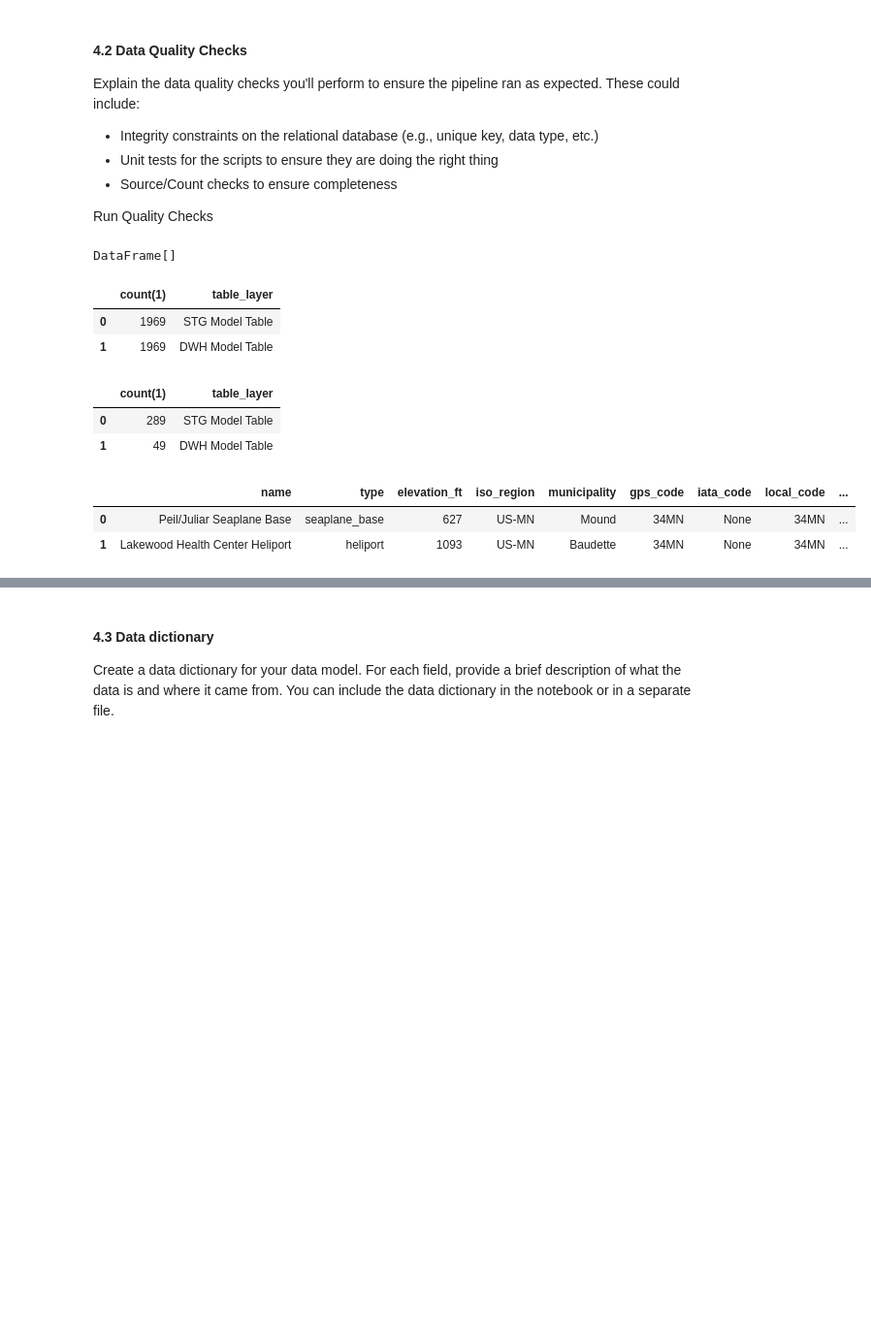
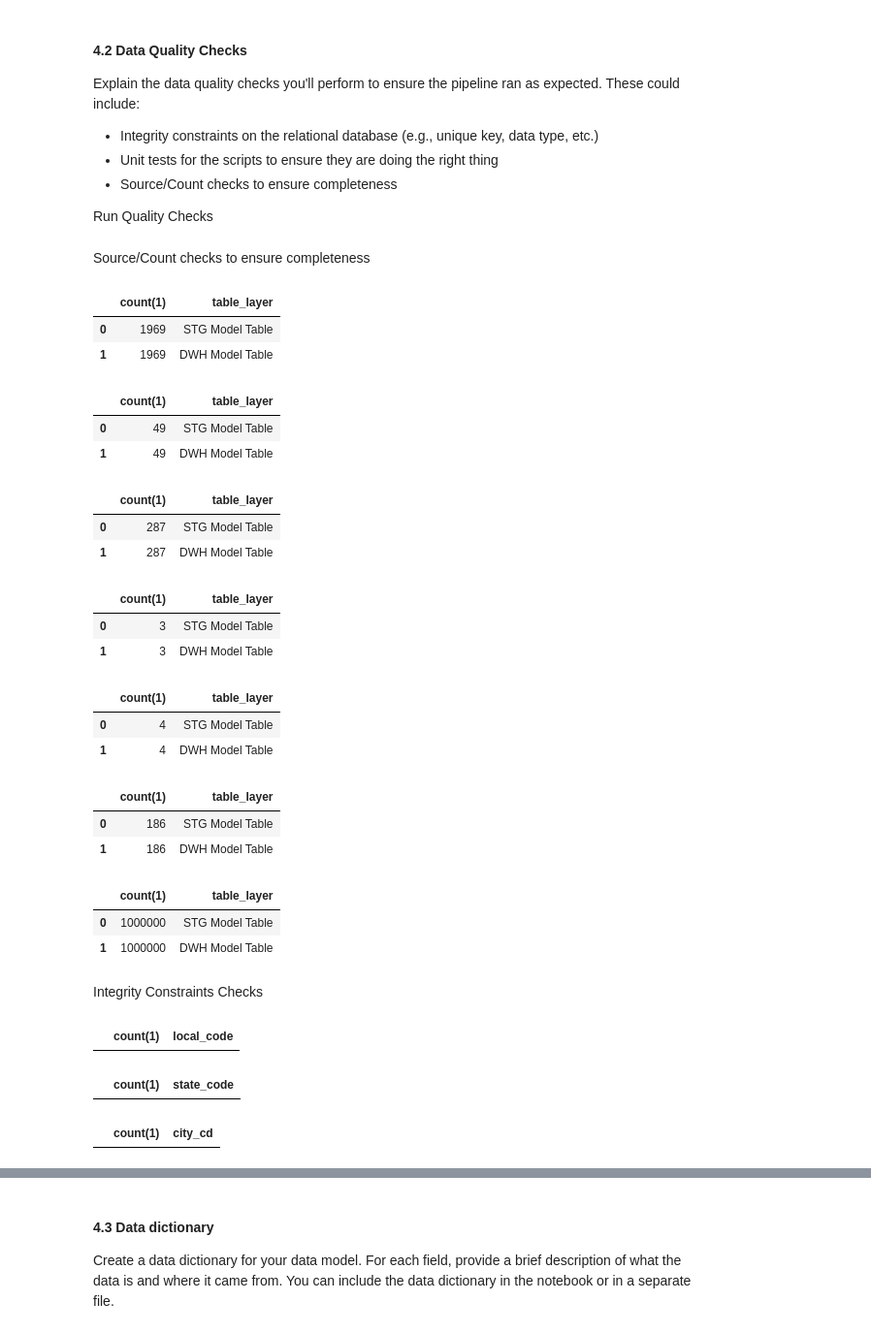
Before and after one commit to mismail22-cloud/Immigration-DWH-using-Spark, a Jupyter notebook: Capstone Project Template.ipynb, the cells around one changed output, grey strips where cells are left out. Shown: that part at 97% size. Saved outputs shown, nothing was run; the diff lists cells and outputs as text; code cells hidden in the pictures; blank space fills up the shorter version.

Commit message:
Finalize Coding and Implementation & Write up
Implement Data Quality Checks.
Perform Data dictionary.
Complete Project Write Up.
Do some fixes to the code

```diff
--- a/Capstone Project Template.ipynb
+++ b/Capstone Project Template.ipynb
@@ -818,9 +853,7 @@ Explain the data quality checks you'll perform to ensure the pipeline ran as exp
  * Source/Count checks to ensure completeness
 
 Run Quality Checks
-# %%
-spark.sql("truncate table stg_airport")
-# %% [output]
-DataFrame[]
+# %% [markdown]
+Source/Count checks to ensure completeness
 # %%
 # Perform quality checks here
@@ -833,15 +864,58 @@ union all  select count(*),'DWH Model Table' as table_layer from dim_airport").t
 | 0 | 1969 | STG Model Table |
 | 1 | 1969 | DWH Model Table |
 # %%
-spark.sql("select count(*),'STG Model Table' as table_layer from stg_all_city \
-union all  select count(*),'DWH Model Table' as table_layer from dim_city").toPandas()
+spark.sql("select count(*),'STG Model Table' as table_layer from stg_us_state  \
+union all  select count(*),'DWH Model Table' as table_layer from dim_us_state").toPandas()
 # %% [output]
 |  | count(1) | table_layer |
-| 0 | 289 | STG Model Table |
+| 0 | 49 | STG Model Table |
 | 1 | 49 | DWH Model Table |
+# %%
+spark.sql("select count(*),'STG Model Table' as table_layer from stg_all_city where city_cd is not null \
+union all  select count(*),'DWH Model Table' as table_layer from dim_all_city").toPandas()
+# %% [output]
+|  | count(1) | table_layer |
+| 0 | 287 | STG Model Table |
+| 1 | 287 | DWH Model Table |
+# %%
+spark.sql("select count(*),'STG Model Table' as table_layer from stg_visa_type  \
+union all  select count(*),'DWH Model Table' as table_layer from dim_visa_type").toPandas()
+# %% [output]
+|  | count(1) | table_layer |
+| 0 | 3 | STG Model Table |
+| 1 | 3 | DWH Model Table |
+# %%
+spark.sql("select count(*),'STG Model Table' as table_layer from stg_trans_mode  \
+union all  select count(*),'DWH Model Table' as table_layer from dim_trans_mode").toPandas()
+# %% [output]
+|  | count(1) | table_layer |
+| 0 | 4 | STG Model Table |
+| 1 | 4 | DWH Model Table |
+# %%
+spark.sql("select count(*),'STG Model Table' as table_layer from stg_date  \
+union all  select count(*),'DWH Model Table' as table_layer from dim_date").toPandas()
+# %% [output]
+|  | count(1) | table_layer |
+| 0 | 186 | STG Model Table |
+| 1 | 186 | DWH Model Table |
+# %%
+spark.sql("select count(*),'STG Model Table' as table_layer from stg_immigration_transactions  \
+union all  select count(*),'DWH Model Table' as table_layer from fact_immigration ").toPandas()
+# %% [output]
+|  | count(1) | table_layer |
+| 0 | 1000000 | STG Model Table |
+| 1 | 1000000 | DWH Model Table |
+# %% [markdown]
+Integrity Constraints Checks
 # %%
-spark.sql("select * from dim_airport where local_code='34MN' and iata_code is null").toPandas()
+spark.sql("select count(*),local_code from dim_airport group by local_code having count(*)> 1").toPandas()
 # %% [output]
-|  | name | type | elevation_ft | iso_region | municipality | gps_code | iata_code | local_code | ... |
-| 0 | Peil/Juliar Seaplane Base | seaplane_base | 627 | US-MN | Mound | 34MN | None | 34MN | ... |
-| 1 | Lakewood Health Center Heliport | heliport | 1093 | US-MN | Baudette | 34MN | None | 34MN | ... |
+|  | count(1) | local_code |
+# %%
+spark.sql("select count(*),state_code from dim_us_state group by state_code having count(*) > 1").toPandas()
+# %% [output]
+|  | count(1) | state_code |
+# %%
+spark.sql("select count(*),city_cd from dim_all_city group by city_cd having count(*) > 1").toPandas()
+# %% [output]
+|  | count(1) | city_cd |
```
Also changed, not shown: parts of 33 cells of this notebook.
